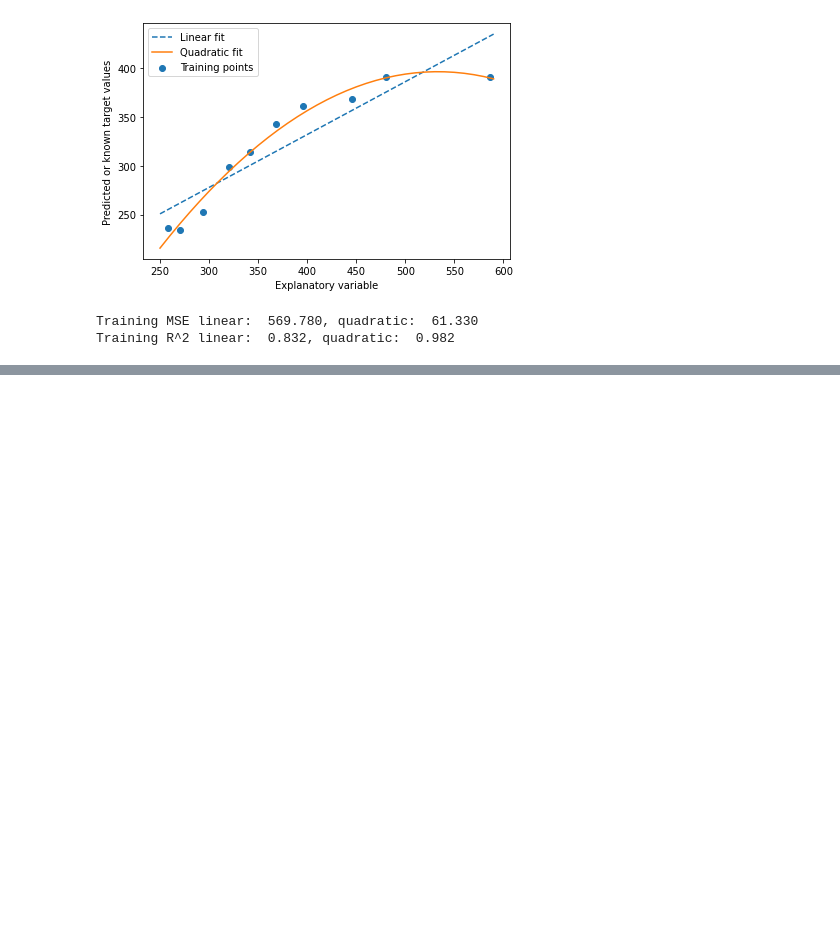
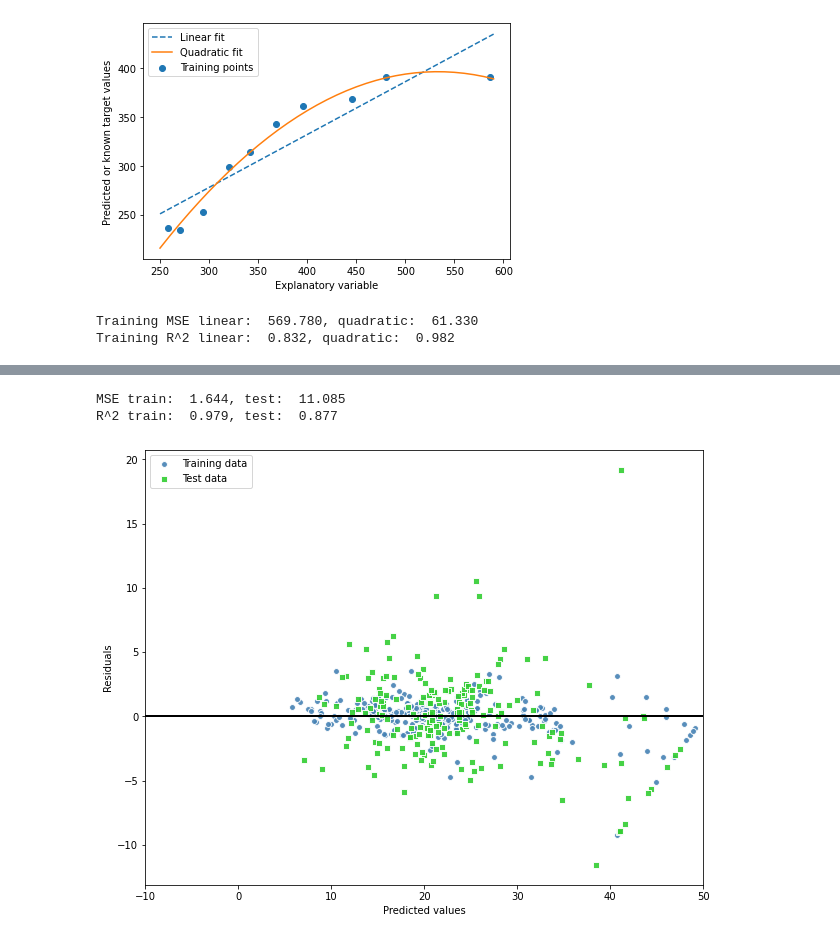
Before and after one commit to sekinem/python-machine-learning, a Jupyter notebook: chapter10/ch10.ipynb, the cells around one changed output, grey strips where cells are left out. Drawn from its saved outputs; the diff is of its cells as text; code cells hidden in the pictures; blank space fills up the shorter version.

```diff
--- a/chapter10/ch10.ipynb
+++ b/chapter10/ch10.ipynb
@@ -280,0 +377,52 @@ Training R^2 linear:  0.832, quadratic:  0.982
+# %%
+X = df.iloc[:, :-1].values
+y = df['MEDV'].values
+X_train, X_test, y_train, y_test = train_test_split(X, y, test_size=0.4, random_state=1)
+
+from sklearn.ensemble import RandomForestRegressor
+
+forest = RandomForestRegressor(
+    n_estimators=1000,
+    criterion='mse',
+    random_state=1,
+    n_jobs=-1
+)
+forest.fit(X_train, y_train)
+y_train_pred = forest.predict(X_train)
+y_test_pred = forest.predict(X_test)
+
+print(f'MSE train: {mean_squared_error(y_train, y_train_pred): .3f}, test: {mean_squared_error(y_test, y_test_pred): .3f}')
+print(f'R^2 train: {r2_score(y_train, y_train_pred): .3f}, test: {r2_score(y_test, y_test_pred): .3f}')
+# %% [output]
+MSE train:  1.644, test:  11.085
+R^2 train:  0.979, test:  0.877
+# %%
+plt.figure(figsize=(10, 8))
+plt.scatter(
+    y_train_pred,
+    y_train_pred - y_train,
+    c='steelblue',
+    edgecolor='white',
+    marker='o',
+    s=35,
+    alpha=0.9,
+    label='Training data'
+)
+plt.scatter(
+    y_test_pred,
+    y_test_pred - y_test,
+    c='limegreen',
+    edgecolor='white',
+    marker='s',
+    s=35,
+    alpha=0.9,
+    label='Test data'
+)
+plt.xlabel('Predicted values')
+plt.ylabel('Residuals')
+plt.legend(loc='best')
+plt.hlines(y=0, xmin=-10, xmax=50, lw=2, color='black')
+plt.xlim([-10, 50])
+plt.show()
+# %% [output]
+[figure, added]
```
Also changed, not shown: parts of 3 cells of this notebook.
